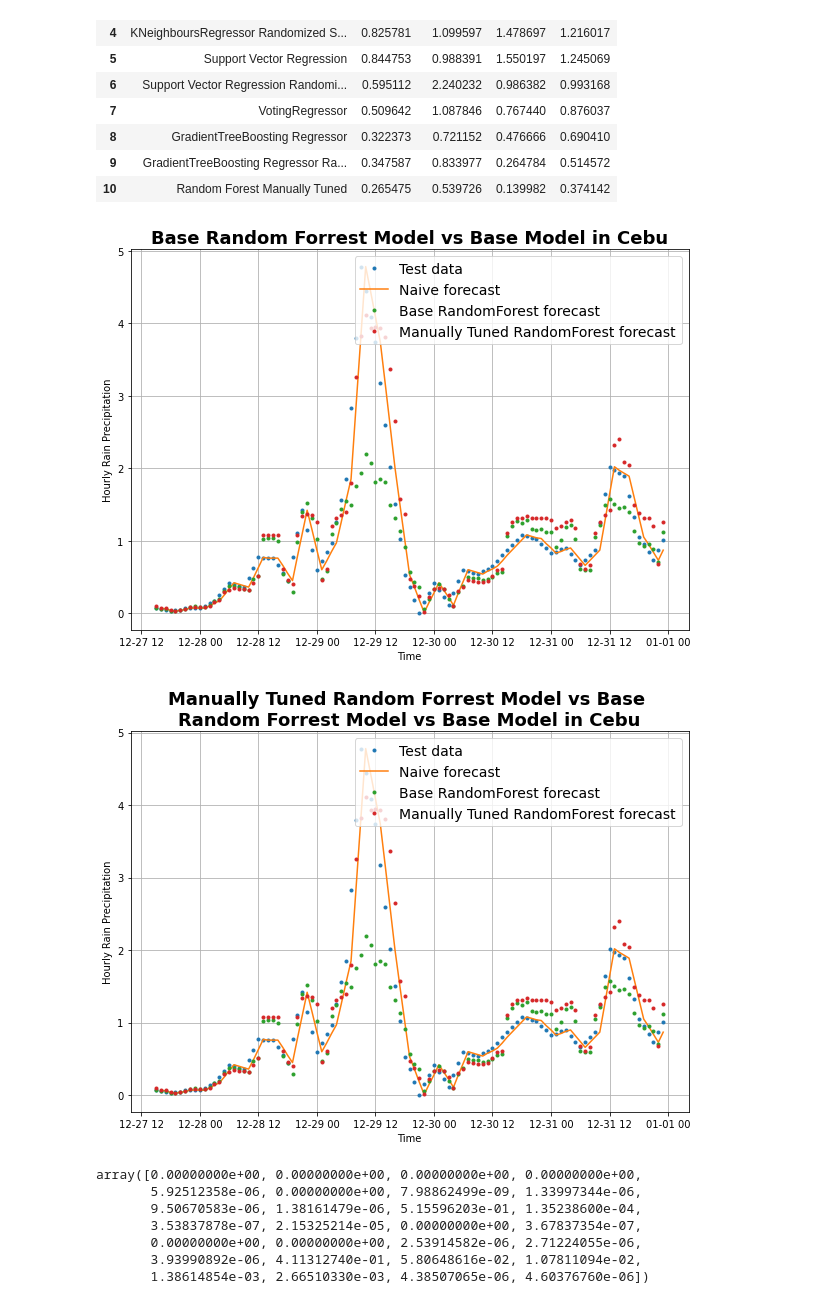
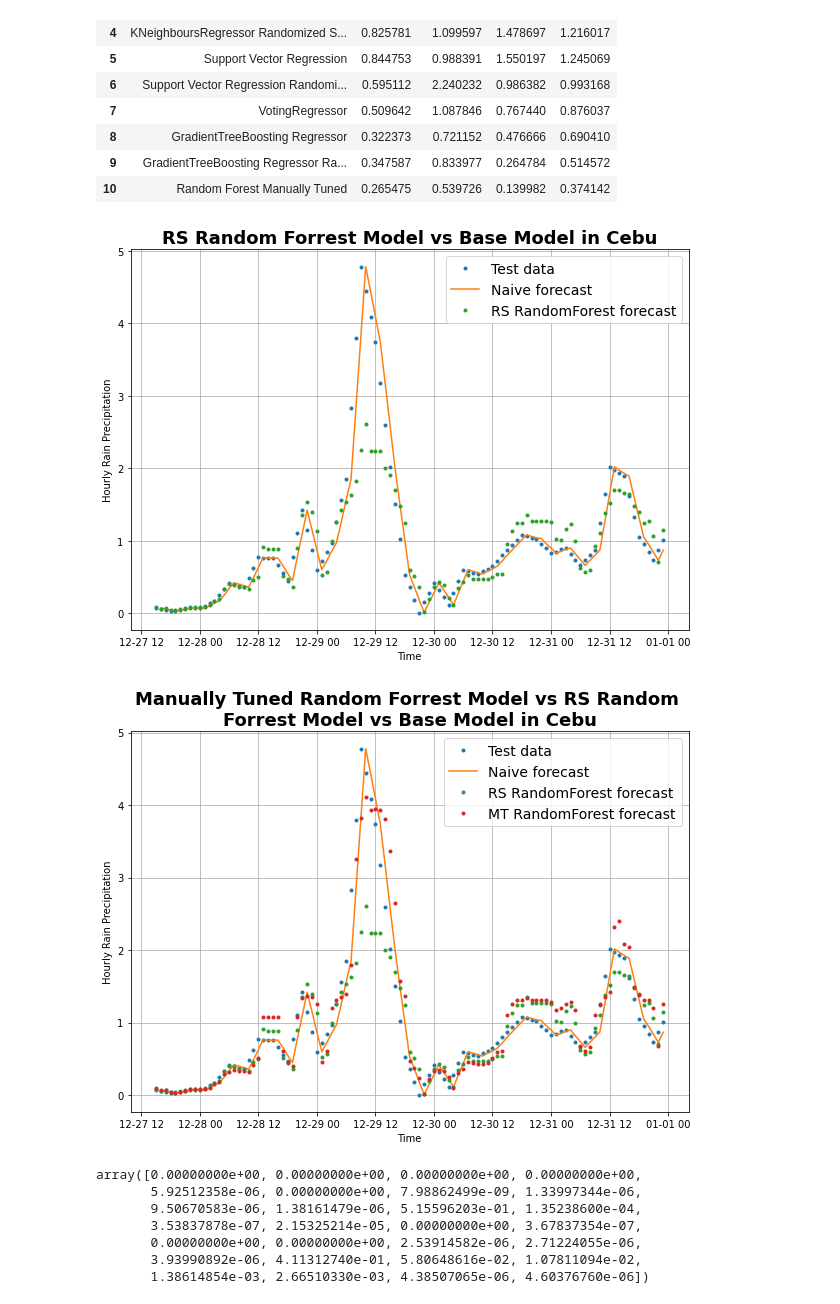
Before and after one commit to eRuaro/prac-research, a Jupyter notebook: cebu.ipynb, the cells around one changed output. Cells and saved outputs as stored; diff of their text form; code cells hidden in the pictures.

```diff
--- a/cebu.ipynb
+++ b/cebu.ipynb
@@ -1170,30 +1170,30 @@ best_rs_forecast = best_rs_model.predict(X_test)
 # %%
 plt.figure(figsize=(10, 7))
 offset = 10 # offset the values by 300 timesteps
 plot_time_series(timesteps=X_time_test,  values=y_test, label="Test data")
 plot_time_series(timesteps=X_time_test[1:], values=naive_forecast, format="-",  label="Naive forecast")
-plot_time_series(timesteps=X_time_test, values=rs_forecast, label='Base RandomForest forecast')
-# plot_time_series(timesteps=X_time_test,  values=rs_ideal_forecast, label='Randomized Search RandomForest forecast')
+# plot_time_series(timesteps=X_time_test, values=rs_forecast, label='Base RandomForest forecast')
+plot_time_series(timesteps=X_time_test,  values=rs_ideal_forecast, label='RS RandomForest forecast')
 # plot_time_series(timesteps=X_time_test, start=offset, values=k_forecast, label='KNR forecast')
 # plot_time_series(timesteps=X_time_test, start=offset, values=rs_k_forecast, label='Ideal KNR forecast')
 # plot_time_series(timesteps=X_time_test, start=offset, values=svr_forecast, label='SVR forecast')
 # plot_time_series(timesteps=X_time_test, start=offset, values=rs_svr_forecast, label='Ideal SVR forecast')
 # plot_time_series(timesteps=X_time_test, start=offset, values=vr_forecast, label='VotingRegressor forecast')
 # plot_time_series(timesteps=X_time_test, start=offset, values=gbr_forecast, label='GradientTree forecast')
 # plot_time_series(timesteps=X_time_test, values=rs_gbr_forecast, label='Randomized Search GradientTree forecast')
-plot_time_series(timesteps=X_time_test, values=best_rs_forecast, label='Manually Tuned RandomForest forecast')
-plt.title('Base Random Forrest Model vs Base Model in Cebu', fontsize=18, fontweight='bold')
+# plot_time_series(timesteps=X_time_test, values=best_rs_forecast, label='Manually Tuned RandomForest forecast')
+plt.title('RS Random Forrest Model vs Base Model in Cebu', fontsize=18, fontweight='bold')
 
 plt.show();
 # %% [output]
-[figure, old version]
+[figure, new version]
 # %%
 plt.figure(figsize=(10, 7))
 offset = 10 # offset the values by 300 timesteps
 plot_time_series(timesteps=X_time_test,  values=y_test, label="Test data")
 plot_time_series(timesteps=X_time_test[1:], values=naive_forecast, format="-",  label="Naive forecast")
-plot_time_series(timesteps=X_time_test, values=rs_forecast, label='Base RandomForest forecast')
-# plot_time_series(timesteps=X_time_test,  values=rs_ideal_forecast, label='Randomized Search RandomForest forecast')
+# plot_time_series(timesteps=X_time_test, values=rs_forecast, label='Base RandomForest forecast')
+plot_time_series(timesteps=X_time_test,  values=rs_ideal_forecast, label='RS RandomForest forecast')
 # plot_time_series(timesteps=X_time_test, start=offset, values=k_forecast, label='KNR forecast')
 # plot_time_series(timesteps=X_time_test, start=offset, values=rs_k_forecast, label='Ideal KNR forecast')
 # plot_time_series(timesteps=X_time_test, start=offset, values=svr_forecast, label='SVR forecast')
@@ -1201,12 +1201,12 @@ plot_time_series(timesteps=X_time_test, values=rs_forecast, label='Base RandomFo
 # plot_time_series(timesteps=X_time_test, start=offset, values=vr_forecast, label='VotingRegressor forecast')
 # plot_time_series(timesteps=X_time_test, start=offset, values=gbr_forecast, label='GradientTree forecast')
 # plot_time_series(timesteps=X_time_test, values=rs_gbr_forecast, label='Randomized Search GradientTree forecast')
-plot_time_series(timesteps=X_time_test, values=best_rs_forecast, label='Manually Tuned RandomForest forecast')
-plt.title('Manually Tuned Random Forrest Model vs Base \nRandom Forrest Model vs Base Model in Cebu', fontsize=18, fontweight='bold')
+plot_time_series(timesteps=X_time_test, values=best_rs_forecast, label='MT RandomForest forecast')
+plt.title('Manually Tuned Random Forrest Model vs RS Random \nForrest Model vs Base Model in Cebu', fontsize=18, fontweight='bold')
 
 plt.show();
 # %% [output]
-[figure, old version]
+[figure, new version]
 # %%
 best_rs_model.feature_importances_
 # %% [output]
```
Also changed, not shown: parts of 3 cells of this notebook.
